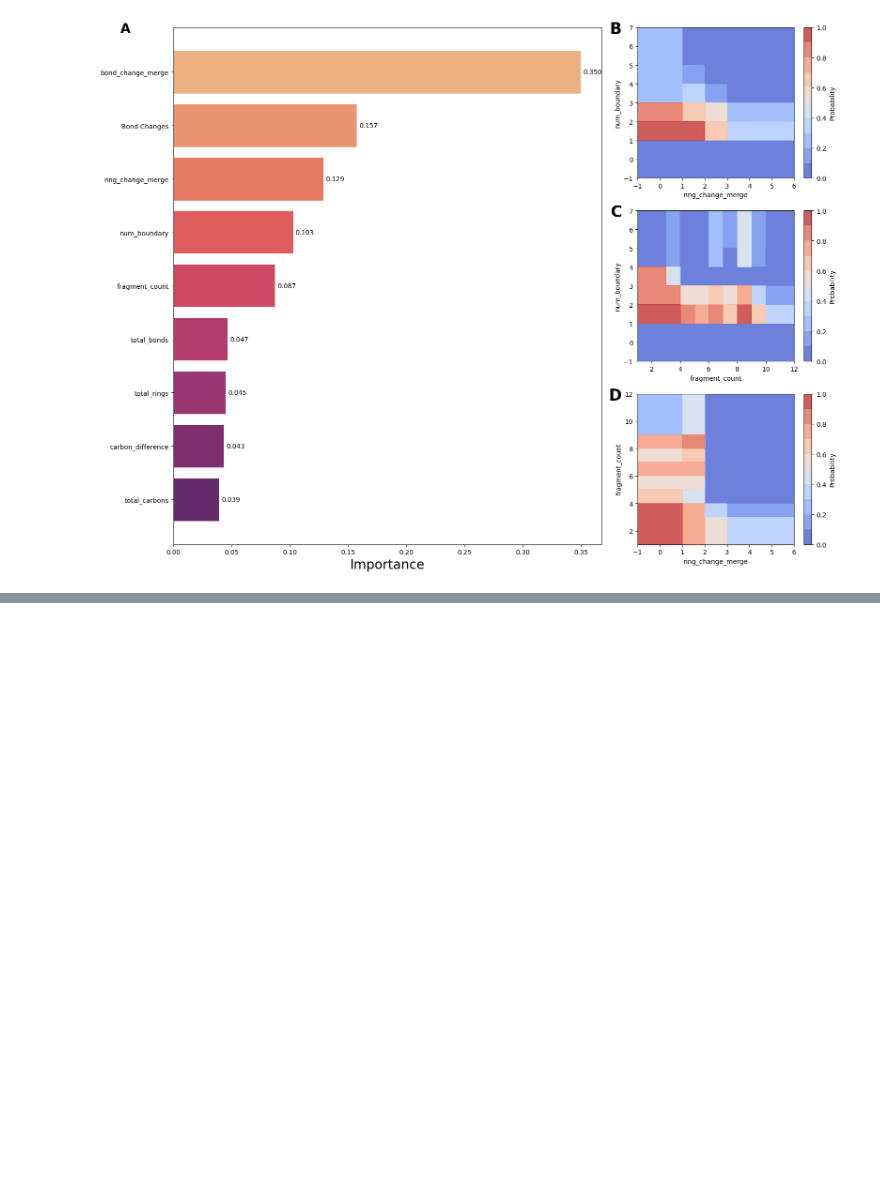
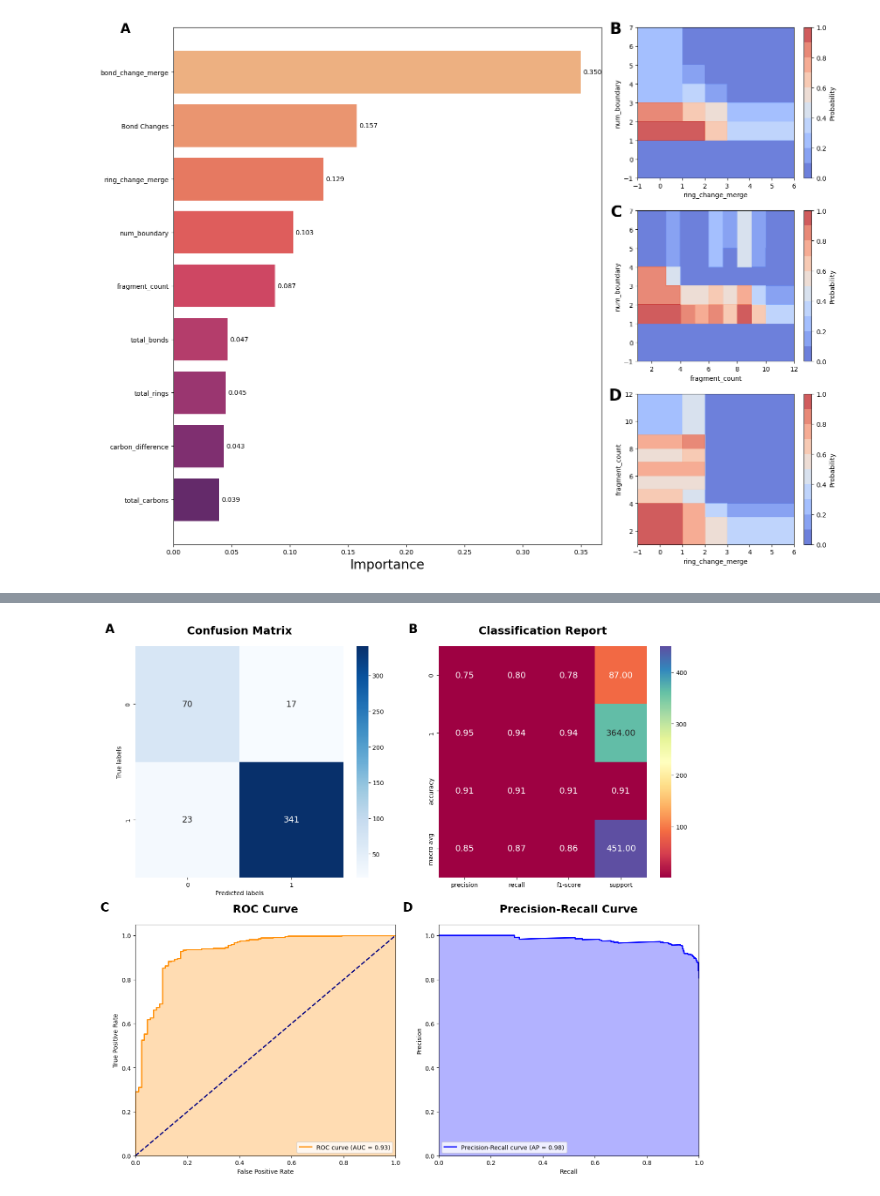
Before and after one commit to TieuLongPhan/SynRBL, a Jupyter notebook: Pipeline/Validation/Analysis/Analysis_vis.ipynb, the cells around one changed output, grey strips where cells are left out. Saved outputs shown, nothing was run; the diff lists cells and outputs as text; code cells hidden in the pictures; blank space fills up the shorter version.

Commit message:
update analysis source

```diff
--- a/Pipeline/Validation/Analysis/Analysis_vis.ipynb
+++ b/Pipeline/Validation/Analysis/Analysis_vis.ipynb
@@ -142,0 +107,26 @@ Passing `palette` without assigning `hue` is deprecated and will be removed in v
+# %%
+from sklearn.model_selection import train_test_split
+from sklearn.preprocessing import MinMaxScaler, LabelEncoder
+from sklearn.pipeline import Pipeline
+from xgboost import XGBClassifier
+from sklearn.metrics import classification_report
+from imblearn.combine import SMOTEENN
+from imblearn.pipeline import Pipeline as Pipeline
+
+data_raw = process.process_and_combine_datasets(remove_undetected=False).drop(['R-id', 'reactions', 'Bond Changes',
+                                                                                'Index', 'mcs_carbon_balanced'], axis =1)
+X, y = data_raw.drop('Result', axis=1), data_raw['Result']
+
+le = LabelEncoder()
+y = le.fit_transform(y)
+
+X_train, X_test, y_train, y_test = train_test_split(X, y, test_size=0.2, random_state=42)
+
+steps = [('scaler', MinMaxScaler()), ('over', SMOTEENN(sampling_strategy='minority', random_state=42)), ('model', XGBClassifier(random_state=42))]
+pipeline = Pipeline(steps=steps)
+
+pipeline.fit(X_train, y_train)
+y_pred = pipeline.predict(X_test)
+
+# Print classification report
+print(classification_report(y_test, y_pred))
@@ -142,0 +142,7 @@ Passing `palette` without assigning `hue` is deprecated and will be removed in v
+# %%
+from SynAnalysis.visualizer import classification_visualization
+
+classification_visualization(y_test, y_pred, pipeline.predict_proba(X_test)[:,1],
+                             save_path = None, figsize = (14, 14))
+# %% [output]
+[figure, added]
```
Also changed, not shown: parts of 6 cells of this notebook, 1 other file.
